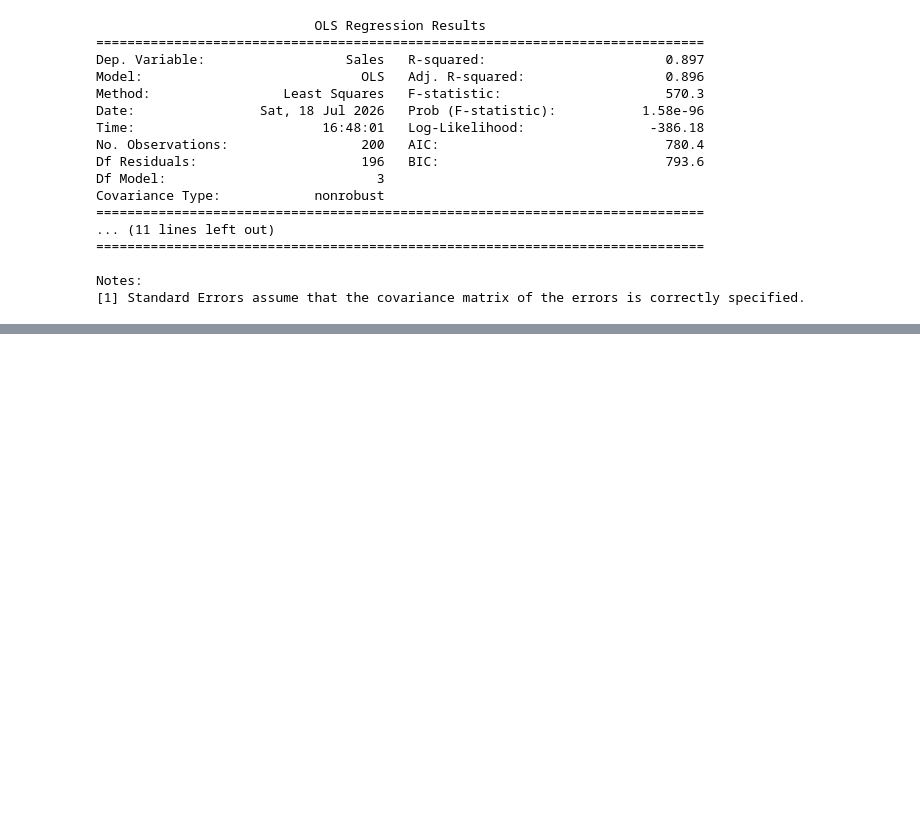
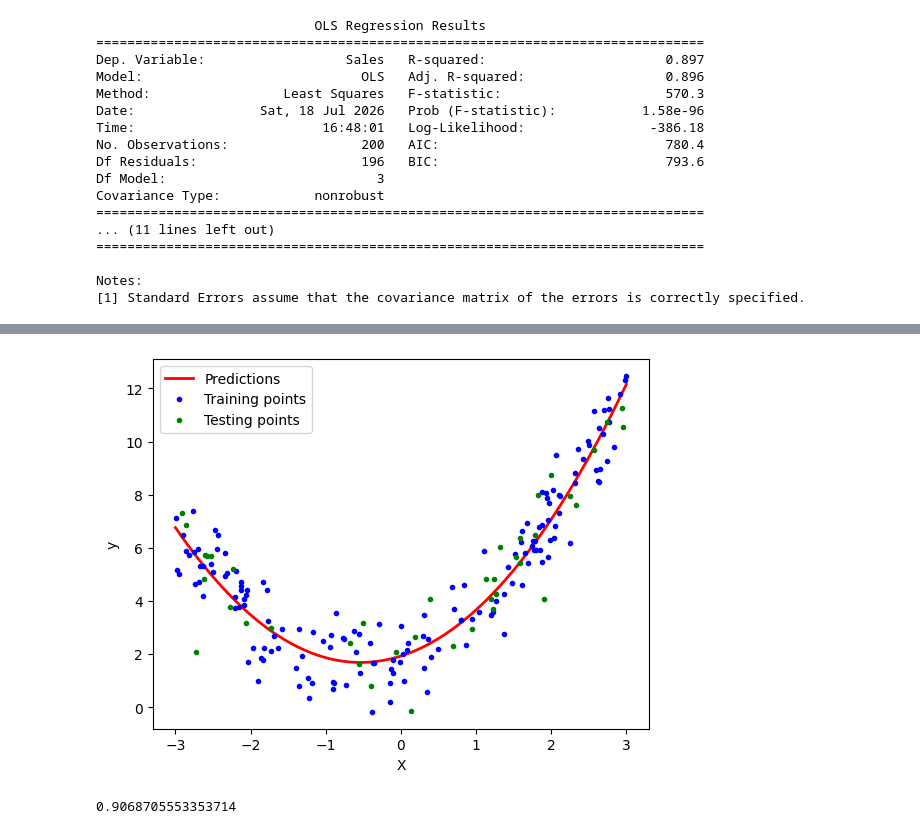
Before and after one commit to priyansh-commits/practice, a Jupyter notebook: Untitled3.ipynb, the cells around one changed output, grey strips where cells are left out. Saved outputs shown, nothing was run; the diff lists cells and outputs as text; code cells hidden in the pictures; blank space fills up the shorter version.

```diff
--- a/Untitled3.ipynb
+++ b/Untitled3.ipynb
@@ -530,0 +565,60 @@ for name, model, k in models:
+# %%
+# Applying Polynomial Linear Regression
+# degree 2
+poly = PolynomialFeatures(degree=2,include_bias=True)
+
+X_train_trans = poly.fit_transform(X_train)
+X_test_trans = poly.transform(X_test)
+lr = LinearRegression()
+lr.fit(X_train_trans,y_train)
+y_pred = lr.predict(X_test_trans)
+r2_score(y_test,y_pred)
+X_new=np.linspace(-3, 3, 200).reshape(200, 1)
+X_new_poly = poly.transform(X_new)
+y_new = lr.predict(X_new_poly)
+plt.plot(X_new, y_new, "r-", linewidth=2, label="Predictions")
+plt.plot(X_train, y_train, "b.",label='Training points')
+plt.plot(X_test, y_test, "g.",label='Testing points')
+plt.xlabel("X")
+plt.ylabel("y")
+plt.legend()
+plt.show()
+# %% [output]
+[figure, added]
+# %%
+class PolynomialRegression:
+
+    def __init__(self, degree):
+        self.degree = degree
+        self.lr = LinearRegression()
+
+    def fit(self, X, y):
+
+        features = []
+
+        for i in range(1, self.degree + 1):
+            features.append(X**i)
+
+        X_poly = np.hstack(features)
+
+        self.lr.fit(X_poly, y)
+
+    def predict(self, X):
+
+        features = []
+
+        for i in range(1, self.degree + 1):
+            features.append(X**i)
+
+        X_poly = np.hstack(features)
+
+        return self.lr.predict(X_poly)
+X = 6 * np.random.rand(200, 1) - 3
+y = 0.8 * X**2 + 0.9 * X + 2 + np.random.randn(200, 1)
+X_train,X_test,y_train,y_test = train_test_split(X,y,test_size=0.2,random_state=2)
+poly = PolynomialRegression(degree=2)
+poly.fit(X_train,y_train)
+y_pred = poly.predict(X_test)
+r2_score(y_test,y_pred)
+# %% [output]
+0.9068705553353714
```
Also changed, not shown: parts of 2 cells of this notebook.
